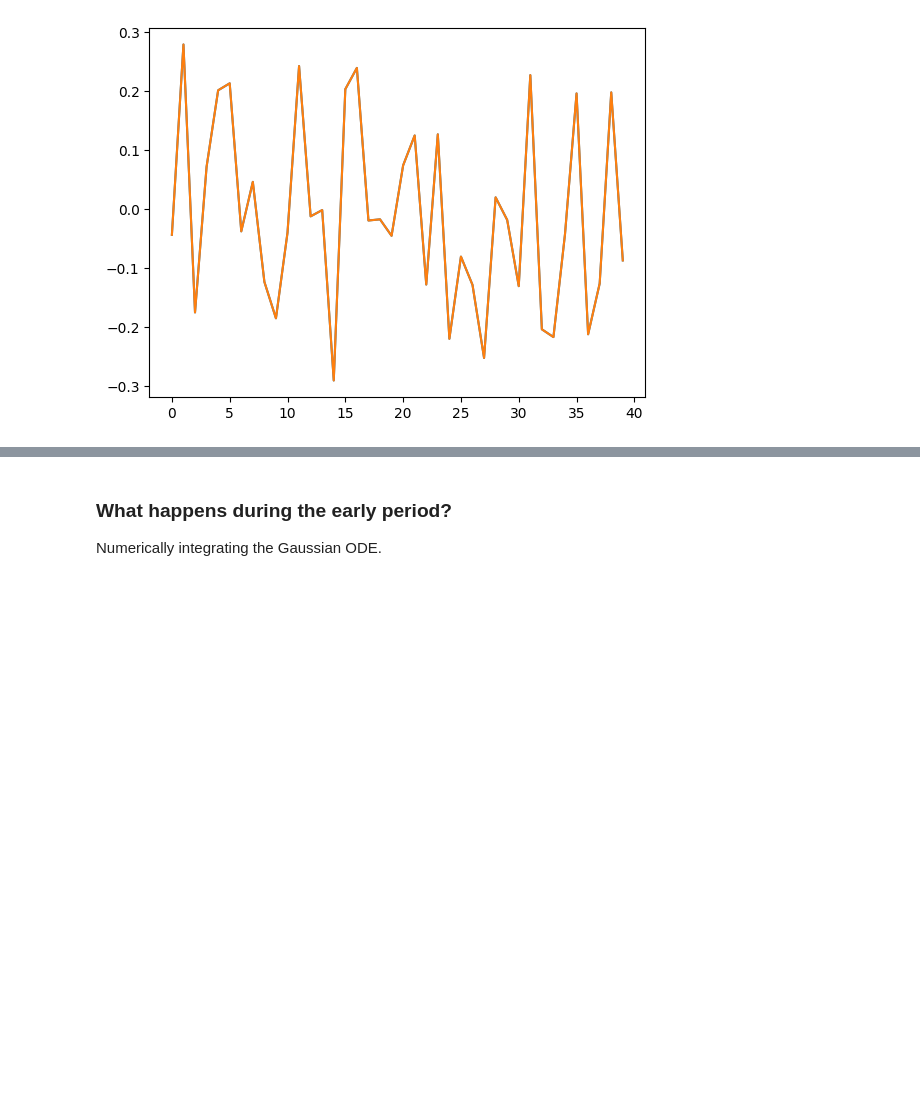
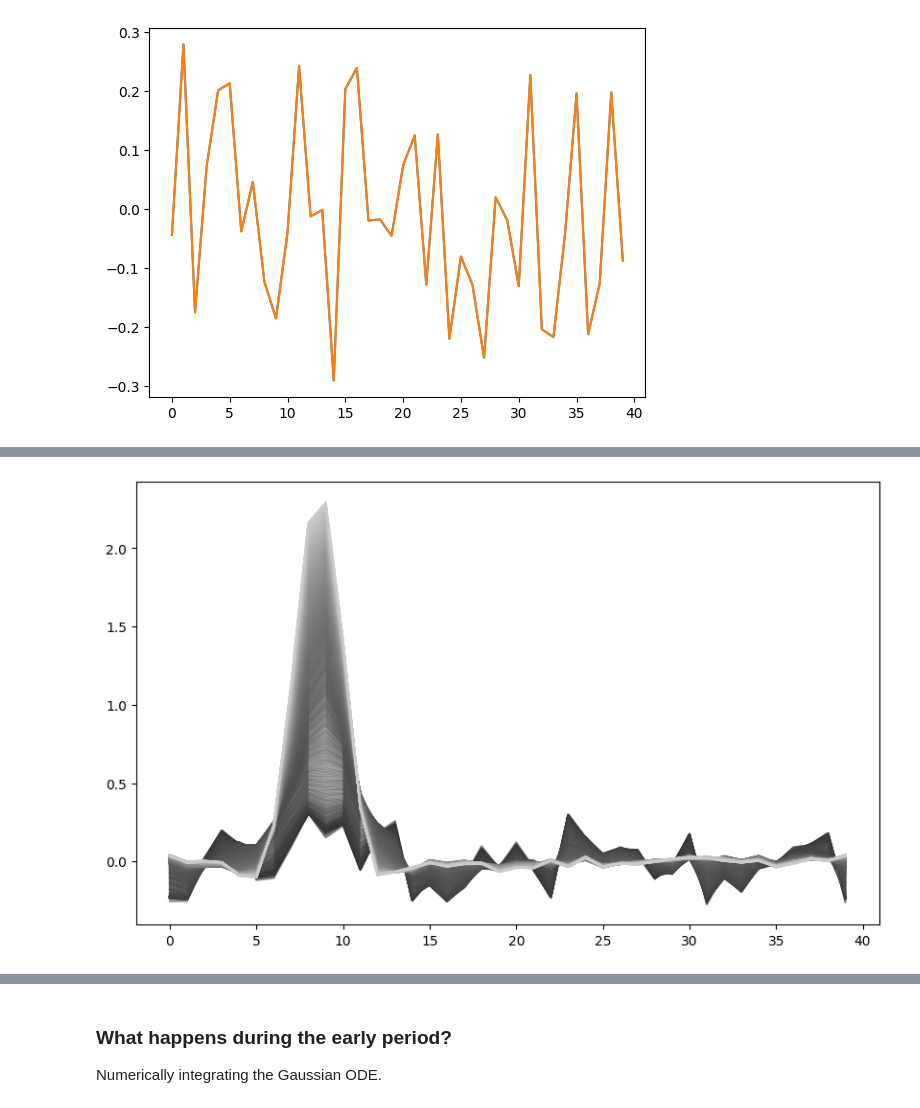
Before and after one commit to leonlufkin/Localization, a Jupyter notebook: notebooks/higher_moments.ipynb, the cells around one changed output, grey strips where cells are left out. Cells and saved outputs as stored; diff of their text form; code cells hidden in the pictures; blank space fills up the shorter version.

```diff
--- a/notebooks/higher_moments.ipynb
+++ b/notebooks/higher_moments.ipynb
@@ -163,0 +185,4 @@ _ = plt.plot( weights_gauss[t][err[-1].argmin()] )
+# %%
+fig, axs = plot_rf_evolution(weights_nlgp[:,:1,:], num_cols=1, num_rows=1, figsize=(10, 6))
+# %% [output]
+[figure, added]
```
Also changed, not shown: parts of 31 cells of this notebook, 5 other files.
